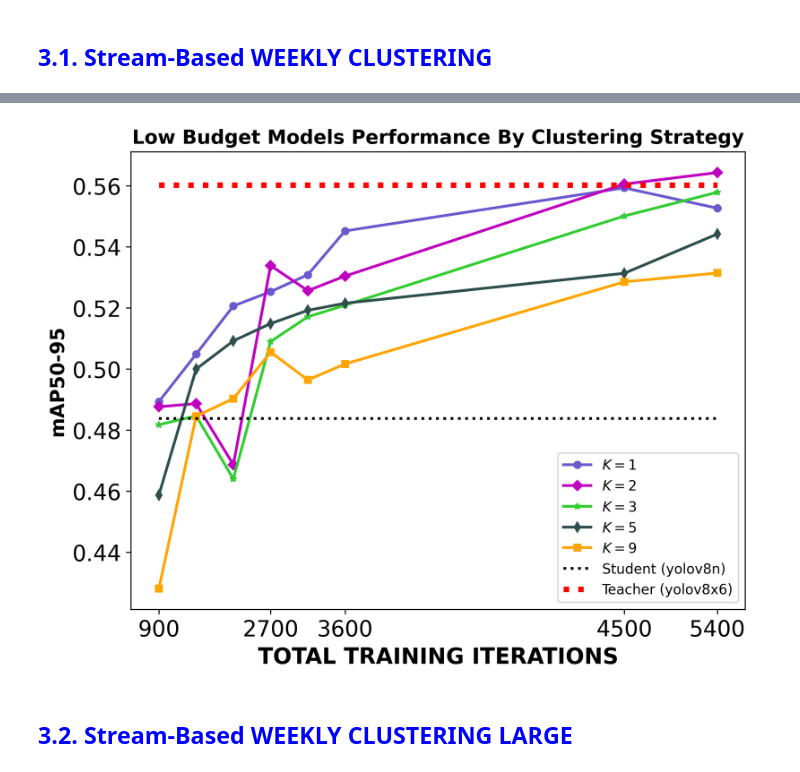
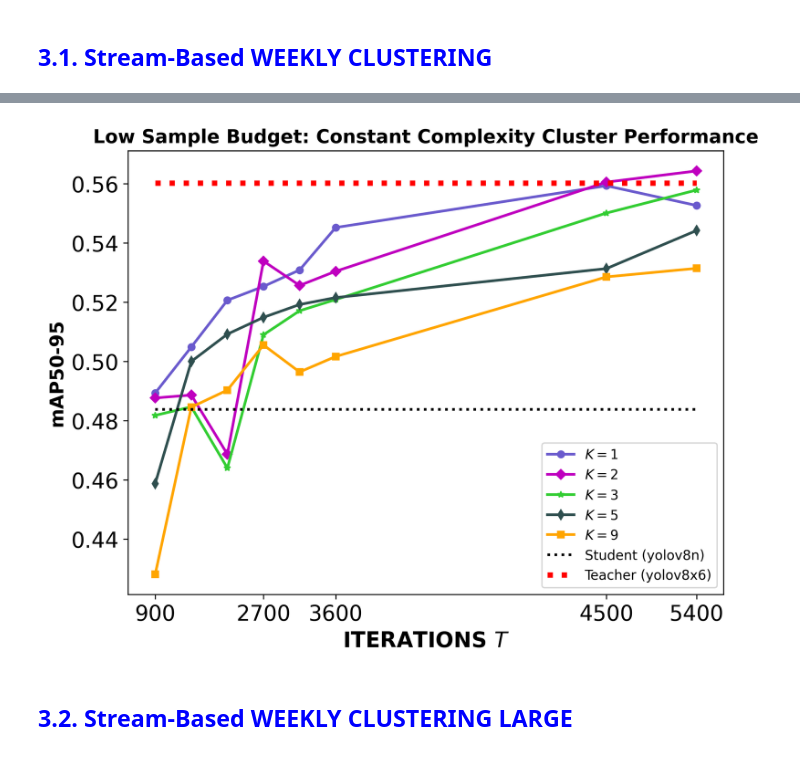
Before and after one commit to manjahdani/CSBAD, a Jupyter notebook: visualization_tools/analysis_journal.ipynb, the cells around one changed output, grey strips where cells are left out. Drawn from its saved outputs; the diff is of its cells as text; code cells hidden in the pictures.

```diff
--- a/visualization_tools/analysis_journal.ipynb
+++ b/visualization_tools/analysis_journal.ipynb
@@ -101,7 +101,7 @@ def benchmark_strategies_plot(strategies_df,
         # Use the 95% margin of error
         ax.fill_between(random_grouped.index,
                         random_grouped['mean'] - moe,
-                        random_grouped['mean'] + moe,
+                         random_grouped['mean'] + moe,
                         color='magenta', alpha=0.1, label='95% Margin of Error Random')
         pivot_tbl_rand = compute_pivot_tables(random_df)
         display(pivot_tbl_rand)
@@ -115,7 +115,7 @@ def benchmark_strategies_plot(strategies_df,
     ax.set_xticklabels(plot_style.get('tick_labels', default_labels))
     ax.set_title(plot_style.get('title','Average mAP50-95 values per sample for different strategies'),weight='bold', fontsize=14)
     ax.grid(plot_style.get('setGrid', False))
-    ax.set_xlabel(plot_style.get('xlabel','B'),weight='bold', fontsize=16)
+    ax.set_xlabel(plot_style.get('xlabel',r'Samples Budget $B$'),weight='bold', fontsize=16)
     ax.set_ylabel(plot_style.get('ylabel','mAP50-95'),weight='bold', fontsize=14)
 
     ax.legend()
@@ -824,36 +854,36 @@ todisplay=[total_samples_sb[0],
            total_samples_sb[2],
            total_samples_sb[3],
            total_samples_sb[4],
            total_samples_sb[5]]
 
 todispl_sb = [16,64,96,216,256]
 total_todispl_sb = [x * 9 for x in todispl_sb]
 
 plot_style={
     'tick_positions':total_todispl_sb,
     'tick_labels':[str(value) for value in todisplay],
-    'title': 'Low Budget Models Performance By Clustering Strategy',
-    'xlabel': r'TOTAL TRAINING ITERATIONS',
+    'title': 'Low Sample Budget: Constant Complexity Cluster Performance',
+    'xlabel': r'ITERATIONS $T$',
     'filename':"E:\Download\images-journal\sb-week-clustering.pdf"
 }
 
 benchmark_strategies_plot(df_clustering_sb,
                           strategy_styles=cluster_strategy_styles,
                           baseline_df=df_baseline_default,
                           baseline_styles=baseline_styles_default,
                           plot_style=plot_style)
 # %% [output]
 |  | mean_1-models | mean_2-models | mean_3-models | mean_5-models | mean_9-models | std_1-models | std_2-models | ... |
 | samples |  |  |  |  |  |  |  | ... |
 | 144 | 0.489 | 0.488 | 0.482 | 0.459 | 0.428 | 0.121 | 0.111 | ... |
 | 288 | 0.505 | 0.489 | 0.485 | 0.500 | 0.485 | 0.121 | 0.122 | ... |
 | 432 | 0.521 | 0.469 | 0.464 | 0.509 | 0.490 | 0.112 | 0.122 | ... |
 | 576 | 0.525 | 0.534 | 0.509 | 0.515 | 0.506 | 0.119 | 0.118 | ... |
 | 720 | 0.531 | 0.526 | 0.517 | 0.519 | 0.496 | 0.111 | 0.115 | ... |
 | 864 | 0.545 | 0.530 | 0.521 | 0.522 | 0.502 | 0.122 | 0.113 | ... |
 | 1944 | 0.559 | 0.561 | 0.550 | 0.531 | 0.529 | 0.105 | 0.107 | ... |
 | 2304 | 0.553 | 0.564 | 0.558 | 0.544 | 0.531 | 0.107 | 0.108 | ... |
-[figure, old version]
+[figure, new version]
 # %% [markdown]
 <h2> <font color="blue"> 3.2. Stream-Based WEEKLY CLUSTERING LARGE   </font> </h2>
 # %%
```
Also changed, not shown: parts of 16 cells of this notebook.
